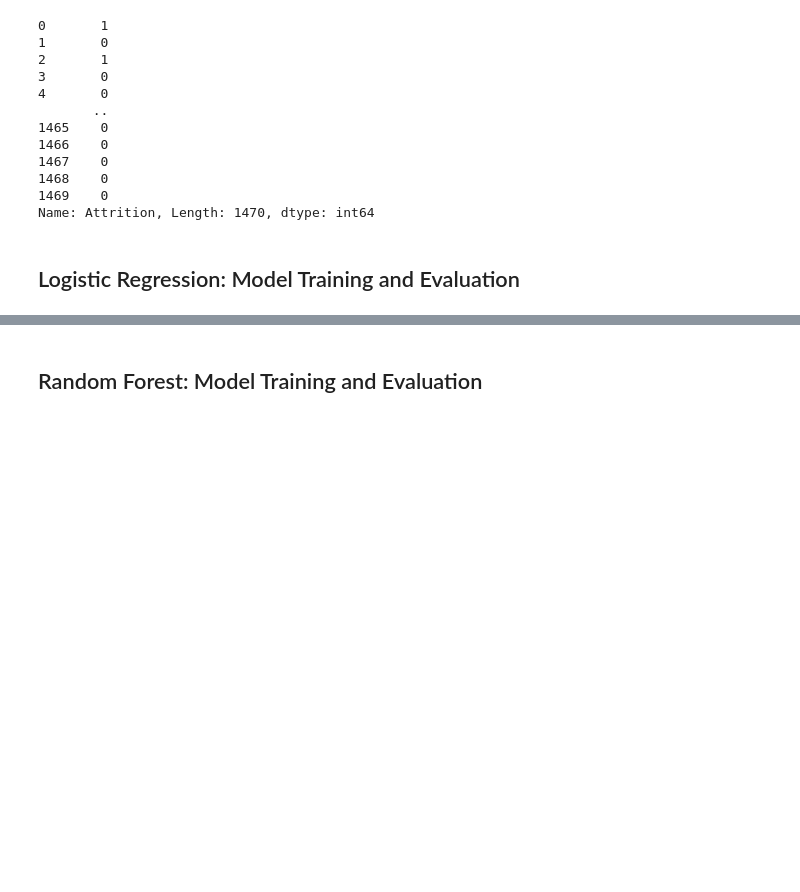
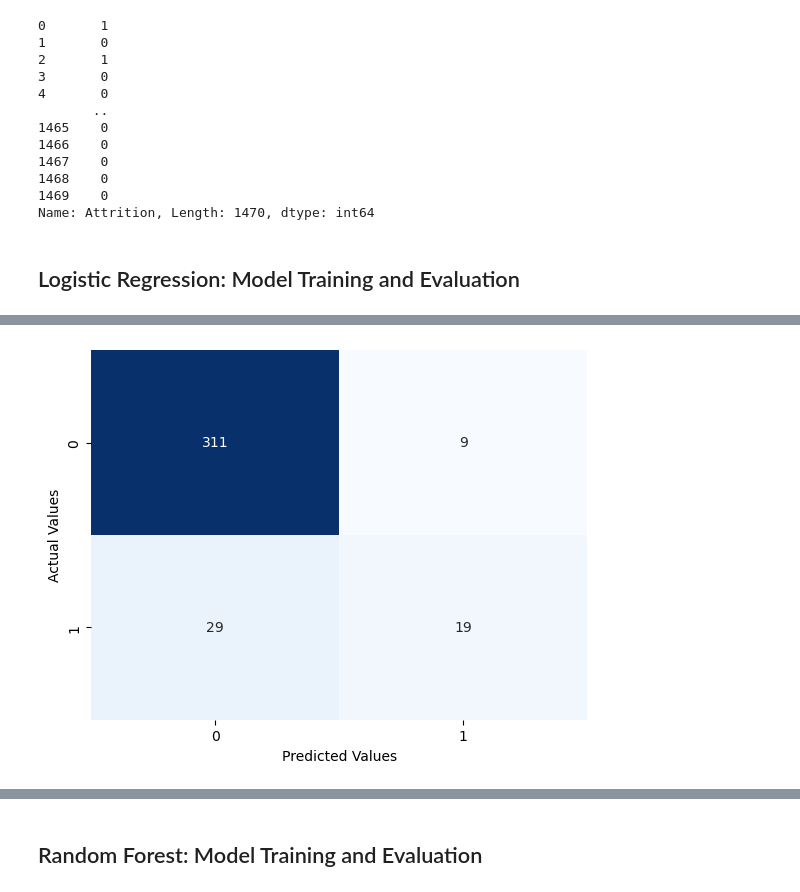
Before and after one commit to yildiramdsa/data-driven-department-optimization, a Jupyter notebook: notebooks/human_resources_department.ipynb, the cells around one changed output, grey strips where cells are left out. Drawn from its saved outputs; the diff is of its cells as text; code cells hidden in the pictures; blank space fills up the shorter version.

Commit message:
Logistic Regression, Random Forest

```diff
--- a/notebooks/human_resources_department.ipynb
+++ b/notebooks/human_resources_department.ipynb
@@ -395,9 +407,9 @@ X_numerical_scaled_df.head()
 | 4 | 0.214286 | 0.350036 | 0.035714 | 0.00 | 0.000000 | 0.142857 | 0.666667 | ... |
 5 rows × 24 columns
 # %%
-X_all = pd.concat([X_cat_encoded_df, X_numerical_scaled_df], axis=1)
-X_all.columns = X_all.columns.astype(str) # to ensure column names are strings for consistency
-X_all.head()
+X = pd.concat([X_cat_encoded_df, X_numerical_scaled_df], axis=1)
+X.columns = X.columns.astype(str) # to ensure column names are strings for consistency
+X.head()
 # %% [output]
 |  | BusinessTravel_Non-Travel | BusinessTravel_Travel_Frequently | BusinessTravel_Travel_Rarely | Department_Human Resources | ... |
 | 0 | 0.0 | 0.0 | 1.0 | 0.0 | ... |
@@ -435,3 +447,7 @@ Name: Attrition, Length: 1470, dtype: int64
 # how often did the classifier get it right?)
 # %% [markdown]
 ## Logistic Regression: Model Training and Evaluation
+# %%
+X_train, X_test, y_train, y_test = train_test_split(X, y, test_size=0.25, random_state=42)
+print(X_train.shape)
+print(X_test.shape)
@@ -437,0 +457,5 @@ Name: Attrition, Length: 1470, dtype: int64
+# %%
+model = LogisticRegression()
+model.fit(X_train, y_train)
+y_pred = model.predict(X_test)
+y_pred
@@ -437,0 +480,11 @@ Name: Attrition, Length: 1470, dtype: int64
+# %%
+cm = confusion_matrix(y_test, y_pred)
+sns.heatmap(cm, annot=True, cmap='Blues', fmt='d', cbar=False);
+plt.xlabel('Predicted Values')
+plt.ylabel('Actual Values');
+
+# The model performs well at identifying employees who stayed (high true negatives)
+# but struggles more with identifying employees who left
+# (lower true positives and higher false negatives).
+# %% [output]
+[figure, added]
```
Also changed, not shown: parts of 9 cells of this notebook.
